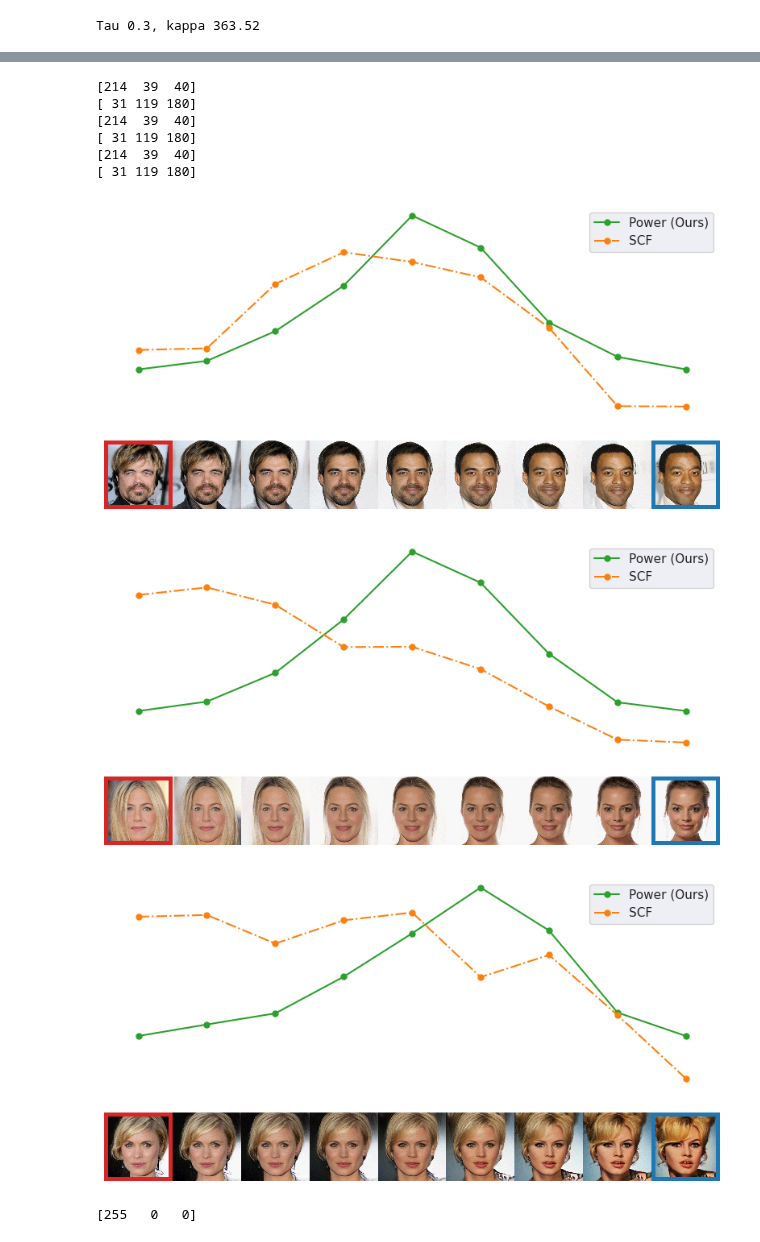
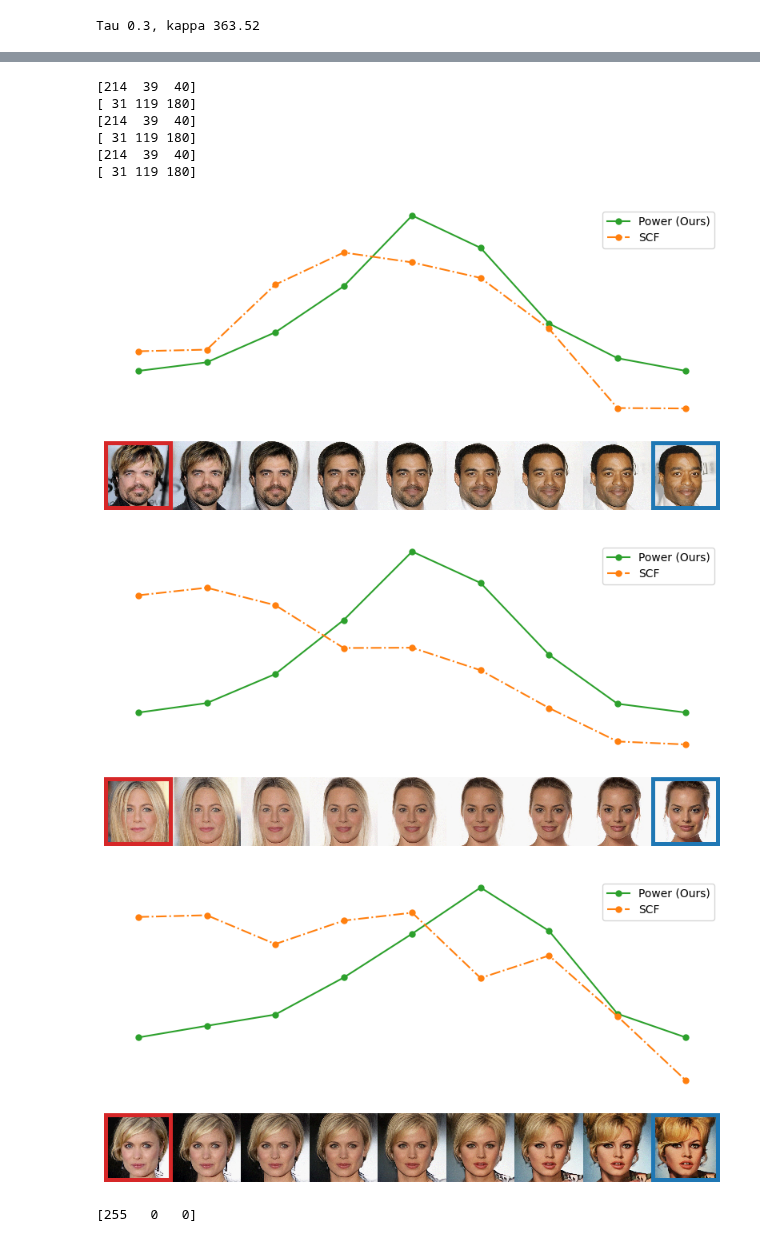
Before and after one commit to vanekek/face_ue, a Jupyter notebook: notebooks/interpolation_dataset.ipynb, the cells around one changed output, grey strips where cells are left out. Cells and saved outputs as stored; diff of their text form; code cells hidden in the pictures.

```diff
--- a/notebooks/interpolation_dataset.ipynb
+++ b/notebooks/interpolation_dataset.ipynb
@@ -135,9 +134,9 @@ def draw_frame(image, color, width):
 id_to_color = {0: "black", 1: "green", 2: "cyan"}
 test_id = 0
 ids = [0, 1, 2]
-import seaborn as sns
+# import seaborn as sns
 
-sns.set_theme()
+# sns.set_theme()
 for test_id in ids:
     fig, axs = plt.subplots(2, 1, sharex=True, figsize=(8, 5), frameon=False)
     # Remove horizontal space between axes
@@ -187,36 +186,36 @@ for test_id in ids:
     )
     # axs[0].set(xlabel=None)
     axs[0].axis("off")
     # ax2.imshow(np.concatenate(id_to_images[test_id], axis=1), extent=[0, -256 * 9, 0, -256], interpolation="none")
     images = []
     for j in range(9):
         image_path = str(
             loose_crop_path / (str(test_id) + "_" + str(j).zfill(4) + ".jpg")
         )
         images.append(plt.imread(image_path))
     # gallery images outline
     images[0] = draw_frame(images[0], "tab:red", 15)
     images[-1] = draw_frame(images[-1], "tab:blue", 15)
     axs[1].imshow(np.concatenate(images, axis=1), interpolation="none")
     axs[1].axis("off")
     axs[0].legend()
     fig.tight_layout()
     fig.savefig(
         f"/app/paper_assets/images/inter_{test_id}",
         dpi=300,
         bbox_inches="tight",
         pad_inches=0,
     )
 # %% [output]
 [214  39  40]
 [ 31 119 180]
 [214  39  40]
 [ 31 119 180]
 [214  39  40]
 [ 31 119 180]
-[figure, old version]
+[figure, new version]
-[figure, old version]
+[figure, new version]
-[figure, old version]
+[figure, new version]
 # %%
 draw_frame(image[0], "red", 50).shape
 # %% [output]
```
Also changed, not shown: parts of 3 cells of this notebook, 10 other files.
